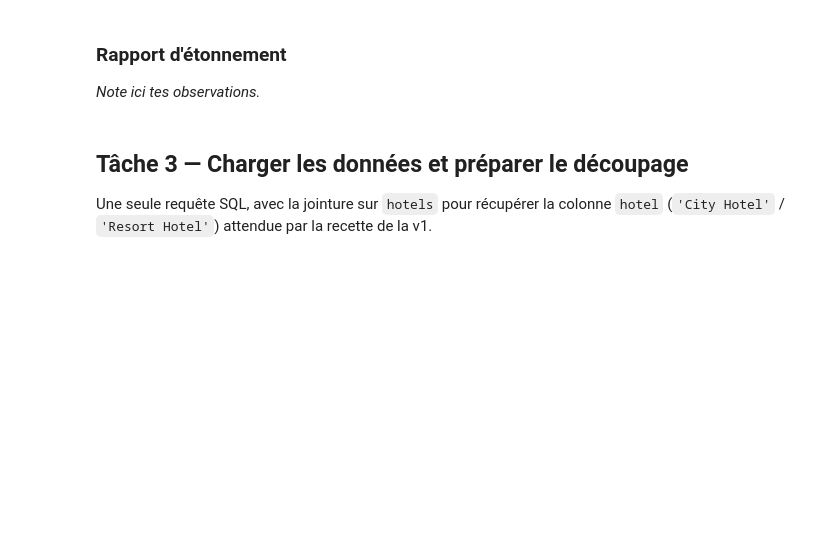
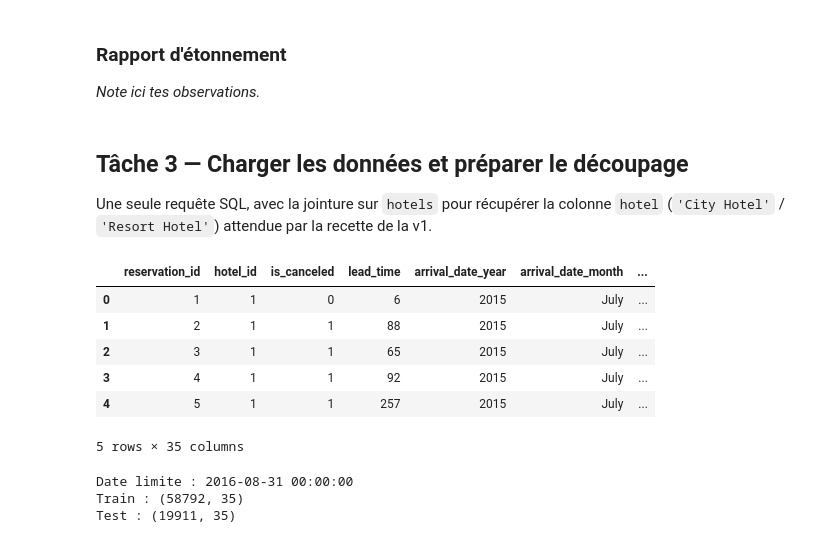
Before and after one commit to hamzaAlhousseini/M1-B1-annulation-v2-Hamza, a Jupyter notebook: notebooks/01_exploration.ipynb, the cells around one changed output. Drawn from its saved outputs; the diff is of its cells as text; code cells hidden in the pictures; blank space fills up the shorter version.

```diff
--- a/notebooks/01_exploration.ipynb
+++ b/notebooks/01_exploration.ipynb
@@ -65,0 +222,46 @@ Une seule requête SQL, avec la jointure sur `hotels` pour récupérer la colonn
+# %%
+# Chargement des données
+import pandas as pd
+from sqlalchemy import text
+
+query = text("""
+    SELECT
+        r.*,
+        h.code AS hotel
+    FROM reservations AS r
+    INNER JOIN hotels AS h
+        ON r.hotel_id = h.hotel_id
+""")
+
+df = pd.read_sql(query, engine)
+
+# Convertir la date d'arrivée
+df["arrival_date"] = pd.to_datetime(df["arrival_date"])
+
+df.head()
+# %% [output]
+|  | reservation_id | hotel_id | is_canceled | lead_time | arrival_date_year | arrival_date_month | ... |
+| 0 | 1 | 1 | 0 | 6 | 2015 | July | ... |
+| 1 | 2 | 1 | 1 | 88 | 2015 | July | ... |
+| 2 | 3 | 1 | 1 | 65 | 2015 | July | ... |
+| 3 | 4 | 1 | 1 | 92 | 2015 | July | ... |
+| 4 | 5 | 1 | 1 | 257 | 2015 | July | ... |
+5 rows × 35 columns
+# %%
+# 2. Découpage temporel
+# Date limite : 4 mois avant la dernière date d'arrivée
+date_limite = df["arrival_date"].max() - pd.DateOffset(months=4)
+
+# Entraînement sur les données passées
+df_train = df[df["arrival_date"] <= date_limite].copy()
+
+# Test sur les données les plus récentes
+df_test = df[df["arrival_date"] > date_limite].copy()
+
+print("Date limite :", date_limite)
+print("Train :", df_train.shape)
+print("Test :", df_test.shape)
+# %% [output]
+Date limite : 2016-08-31 00:00:00
+Train : (58792, 35)
+Test : (19911, 35)
```
Also changed, not shown: parts of 13 cells of this notebook, 3 other files.
